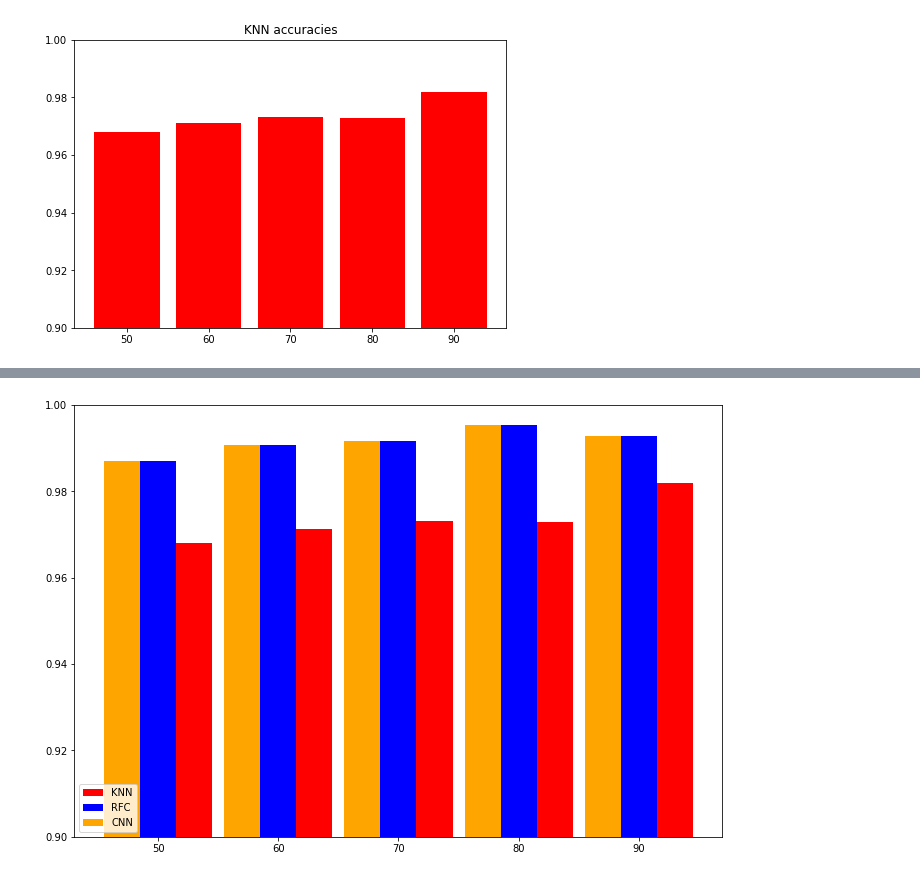
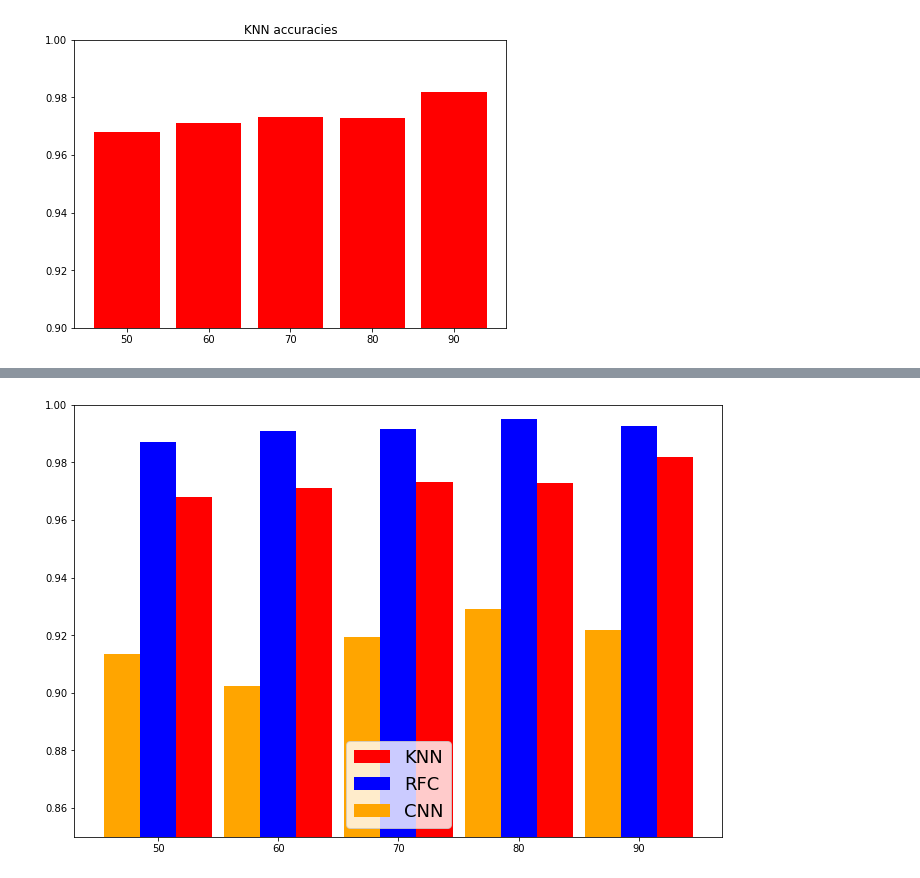
Before and after one commit to latolli/python-crop-recommendation, a Jupyter notebook: results.ipynb, the cells around one changed output, grey strips where cells are left out. Drawn from its saved outputs; the diff is of its cells as text; code cells hidden in the pictures.

```diff
--- a/results.ipynb
+++ b/results.ipynb
@@ -72,3 +72,16 @@ plt.show()
 # %% [output]
 [0.9818181818181818, 0.9729545454545454, 0.973181818181818, 0.9712499999999998, 0.968]
 [figure]
+# %%
+#add cnn values
+cnn_accs = [0.921717167, 0.928977251, 0.919480503, 0.902272701, 0.913636386]
+print(cnn_accs)
+#display accuracies
+fig = plt.figure()
+ax = fig.add_axes([0,0,1,1])
+ratios = [90.0, 80.0, 70.0, 60.0, 50.0]
+plt.xticks(ratios)
+ax.bar(ratios,cnn_accs, color='orange', width=8)
+ax.set_ylim([0.9, 1.0])
+plt.title('CNN accuracies')
+plt.show()
@@ -75,18 +91,18 @@ plt.show()
 # %%
 fig = plt.figure(figsize=(9,6))
 plt.title('Accuracies')
 ax = fig.add_axes([0,0,1,1])
 #ratios = x values
 ratios = [90.0, 80.0, 70.0, 60.0, 50.0]
 #knn accuracies
 bar1 = ax.bar(np.array(ratios)+3,avg_knn, width=3, color='red', align='center')
 #rfc accuracies
 bar2 = ax.bar(np.array(ratios),avg_rfc, width=3, color='blue', align='center')
 #cnn accuracies
-bar3 = ax.bar(np.array(ratios)-3,avg_rfc, width=3, color='orange', align='center')
-ax.set_ylim([0.9, 1.0])
-plt.legend([bar1, bar2, bar3], ['KNN', 'RFC', 'CNN'], loc=3)
+bar3 = ax.bar(np.array(ratios)-3,cnn_accs, width=3, color='orange', align='center')
+ax.set_ylim([0.85, 1.0])
+plt.legend([bar1, bar2, bar3], ['KNN', 'RFC', 'CNN'], loc='lower center', prop={'size': 18})
 plt.xticks(ratios)
 plt.show()
 # %% [output]
-[figure, old version]
+[figure, new version]
```
Also changed, not shown: parts of 1 cell of this notebook.
